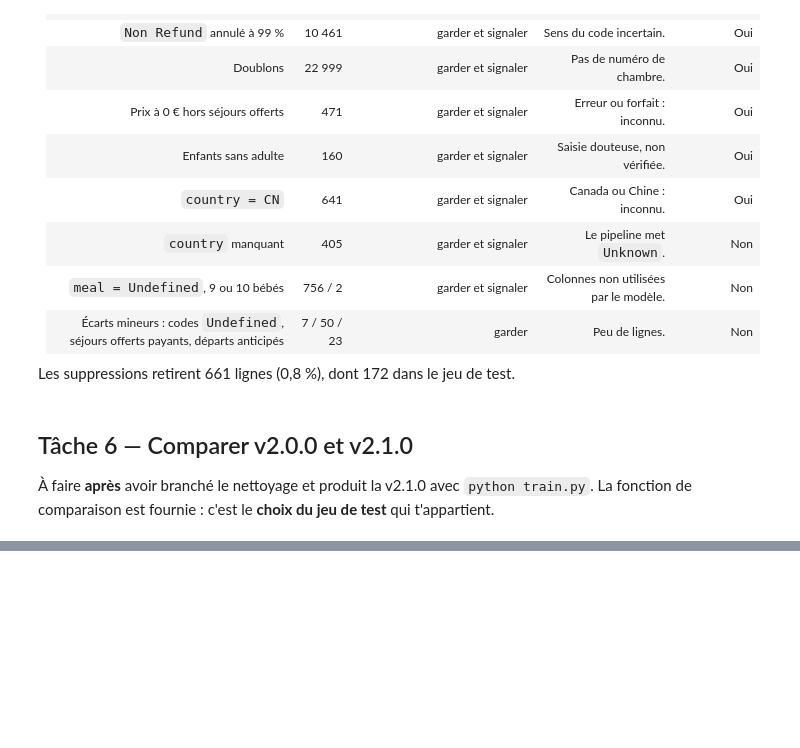
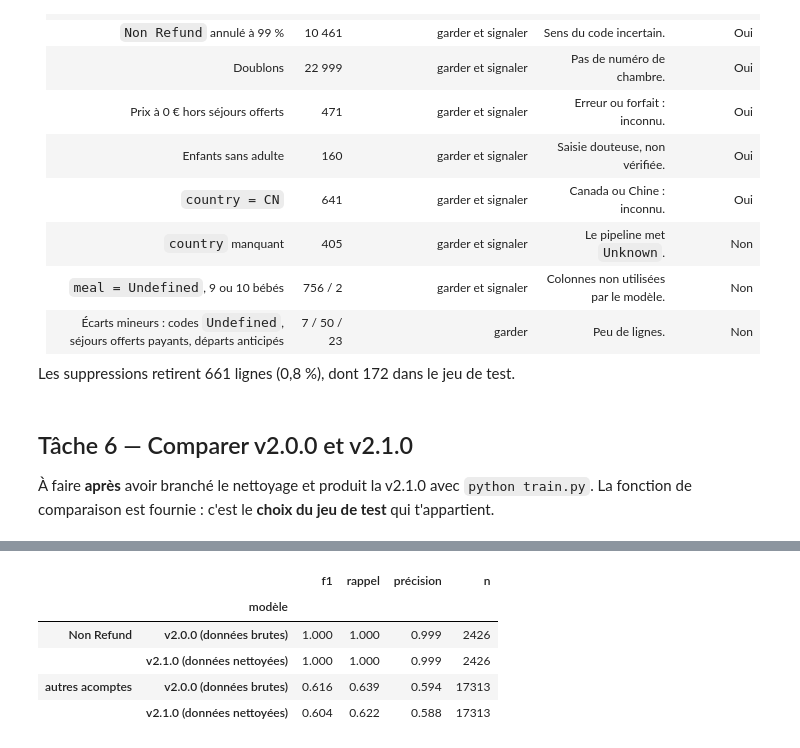
Before and after one commit to sojenorg/M2-B1-nettoyage-wassim, a Jupyter notebook: notebooks/01_audit.ipynb, the cells around one changed output, grey strips where cells are left out. Saved outputs shown, nothing was run; the diff lists cells and outputs as text; code cells hidden in the pictures; blank space fills up the shorter version.

```diff
--- a/notebooks/01_audit.ipynb
+++ b/notebooks/01_audit.ipynb
@@ -477,2 +478,7 @@ comparer(modeles, test_brut[INPUT_FEATURES], test_brut[T.TARGET])
 # %%
-# TODO : construire le test nettoyé, et comparer les deux modèles dessus aussi
+from nettoyage import nettoyer
+
+# Les règles agissent ligne par ligne : nettoyer le test brut revient à nettoyer avant de découper
+test_nettoye, compte_rendu_test = nettoyer(test_brut)
+display(compte_rendu_test)
+comparer(modeles, test_nettoye[INPUT_FEATURES], test_nettoye[T.TARGET])
@@ -478,0 +496,12 @@ comparer(modeles, test_brut[INPUT_FEATURES], test_brut[T.TARGET])
+# %%
+# Classement (ROC AUC), nombre d'alertes au seuil retenu et prédictions qui changent d'un modèle à l'autre
+from sklearn.metrics import roc_auc_score
+
+X_net, y_net = test_nettoye[INPUT_FEATURES], test_nettoye[T.TARGET]
+predictions = {nom: modele.predict(X_net) for nom, modele in modeles.items()}
+display(pd.DataFrame({
+    "roc_auc": {nom: round(roc_auc_score(y_net, modele.predict_proba(X_net)[:, 1]), 3) for nom, modele in modeles.items()},
+    "alertes": {nom: int(pred.sum()) for nom, pred in predictions.items()},
+}))
+v20, v21 = predictions.values()
+print("prédictions différentes :", int((v20 != v21).sum()), "sur", len(y_net))
@@ -478,0 +513,14 @@ comparer(modeles, test_brut[INPUT_FEATURES], test_brut[T.TARGET])
+# %%
+# Le score selon le type d'acompte
+non_remb_test = test_nettoye["deposit_type"] == "Non Refund"
+pd.concat({
+    "Non Refund": comparer(modeles, X_net[non_remb_test], y_net[non_remb_test]),
+    "autres acomptes": comparer(modeles, X_net[~non_remb_test], y_net[~non_remb_test]),
+})
+# %% [output]
+|  |  | f1 | rappel | précision | n |
+|  | modèle |  |  |  |  |
+| Non Refund | v2.0.0 (données brutes) | 1.000 | 1.000 | 0.999 | 2426 |
+|  | v2.1.0 (données nettoyées) | 1.000 | 1.000 | 0.999 | 2426 |
+| autres acomptes | v2.0.0 (données brutes) | 0.616 | 0.639 | 0.594 | 17313 |
+|  | v2.1.0 (données nettoyées) | 0.604 | 0.622 | 0.588 | 17313 |
```
Also changed, not shown: parts of 5 cells of this notebook.
